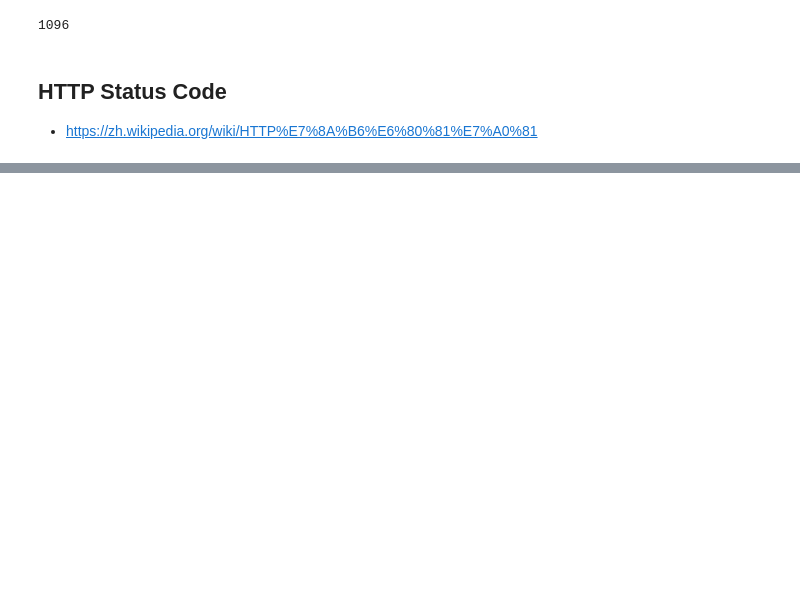
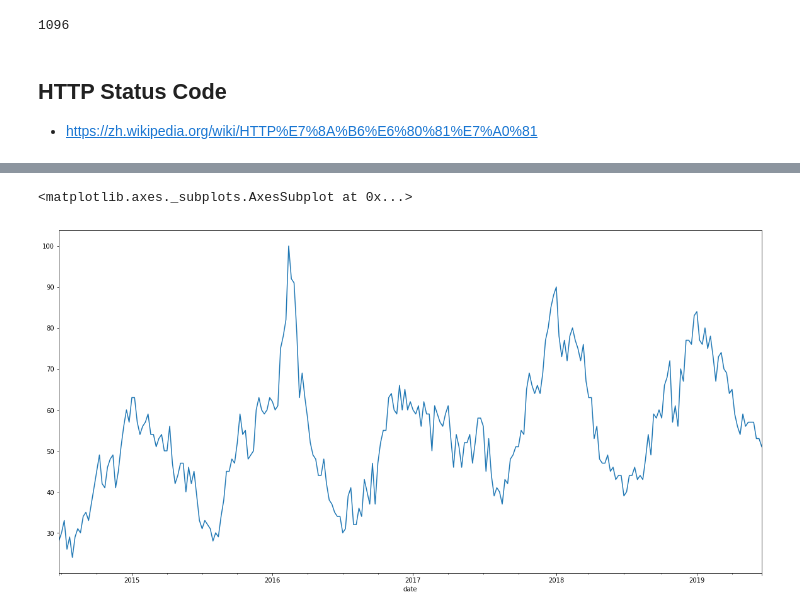
Before and after one commit to ywchiu/financepy, a Jupyter notebook: Demo20190629.ipynb, the cells around one changed output, grey strips where cells are left out. Drawn from its saved outputs; the diff is of its cells as text; code cells hidden in the pictures; blank space fills up the shorter version.

```diff
--- a/Demo20190629.ipynb
+++ b/Demo20190629.ipynb
@@ -64,0 +381,9 @@ len(df)
+# %%
+from pytrends.request import TrendReq
+keyword = '感冒'
+kw_list = [keyword]
+pytrends = TrendReq(hl='zh-TW', tz=-480)
+pytrends.build_payload(kw_list, cat=0, timeframe='today 5-y', geo='TW', gprop='')
+
+data = pytrends.interest_over_time()
+data.head()
@@ -64,0 +398,5 @@ len(df)
+# %%
+data[keyword].plot(kind = 'line', figsize = [20,10])
+# %% [output]
+<matplotlib.axes._subplots.AxesSubplot at 0x...>
+[figure, added]
```
Also changed, not shown: parts of 47 cells of this notebook.
